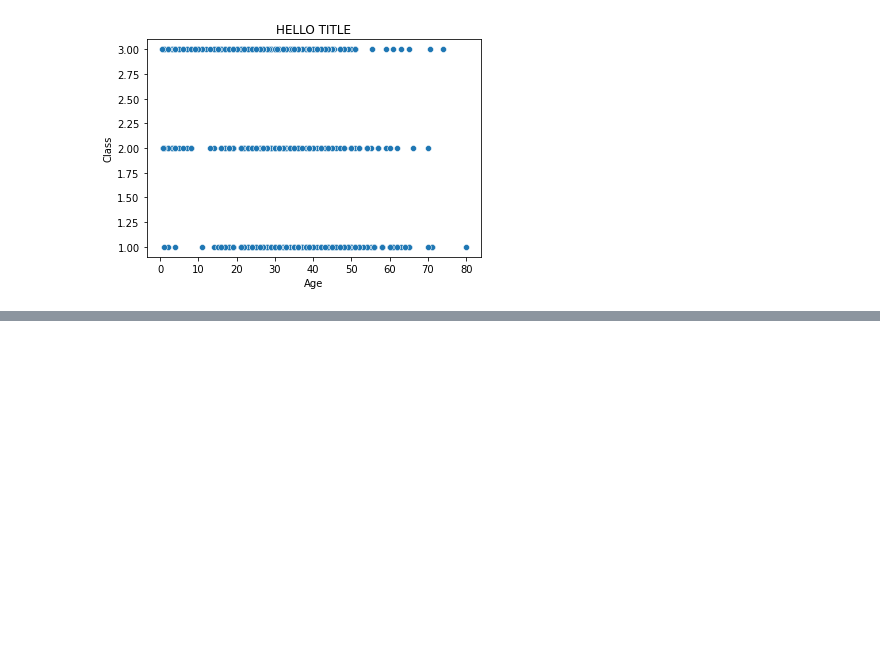
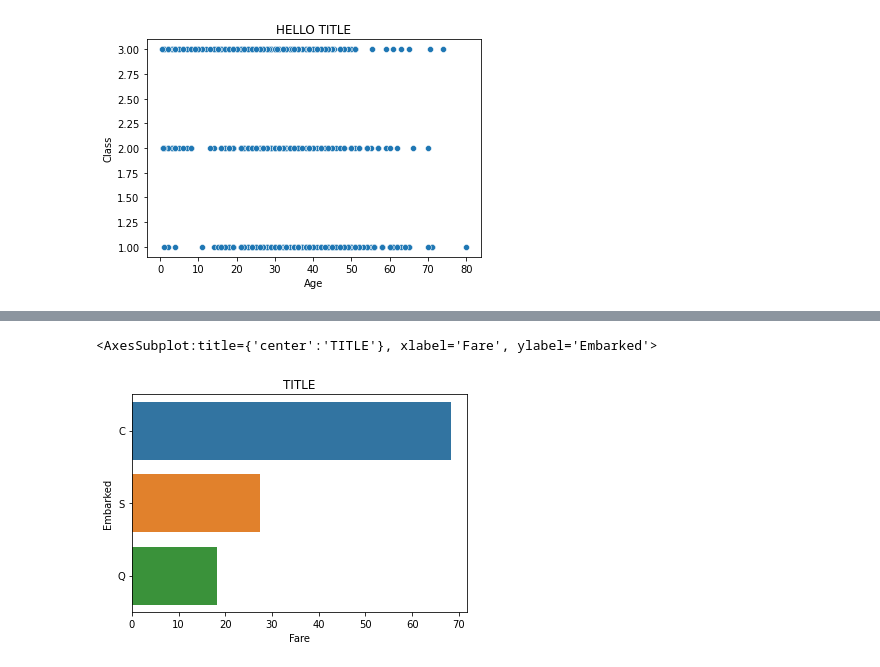
Before and after one commit to enricogoerlitz/DevTed-DS, a Jupyter notebook: dev_devted.ipynb, the cells around one changed output, grey strips where cells are left out. Cells and saved outputs as stored; diff of their text form; code cells hidden in the pictures; blank space fills up the shorter version.

```diff
--- a/dev_devted.ipynb
+++ b/dev_devted.ipynb
@@ -263,0 +271,35 @@ scatterplot(x="Age", y="Pclass", data=df, ylabel="class", set_kwargs={"title": "
+# %%
+@zipparams(ignore=BASE.split())
+def barplot(
+    *,
+    x: str = None,
+    y: str = None,
+    data: DataFrame = None,
+    title: str = "TITLE",
+    xlabel: Union[str, None] = None,
+    ylabel: Union[str, None] = None,
+    order: Union[Vector, None] = None,
+    hue: Union[str, None] = None,
+    hue_order: Union[Vector, None] = None,
+    ci: Union[int, None] = 95,
+    orient: Literal["h", "v"] = "v",
+    ax: Union[plt.Axes, None] = None,
+    set_kwargs: dict = None,
+    zip_params: dict
+) -> plt.Axes:
+    set_kwargs = _prep_set_kwargs(
+        title,
+        xlabel,
+        ylabel,
+        set_kwargs
+    )
+    return _plot(
+        sns.barplot,
+        zip_params,
+        set_kwargs
+    )
+# %%
+barplot(y="Embarked", x="Fare", data=df, orient="h", order=["C", "S", "Q"], ci=None)
+# %% [output]
+<AxesSubplot:title={'center':'TITLE'}, xlabel='Fare', ylabel='Embarked'>
+[figure, added]
```
Also changed, not shown: parts of 2 cells of this notebook, 3 other files.
